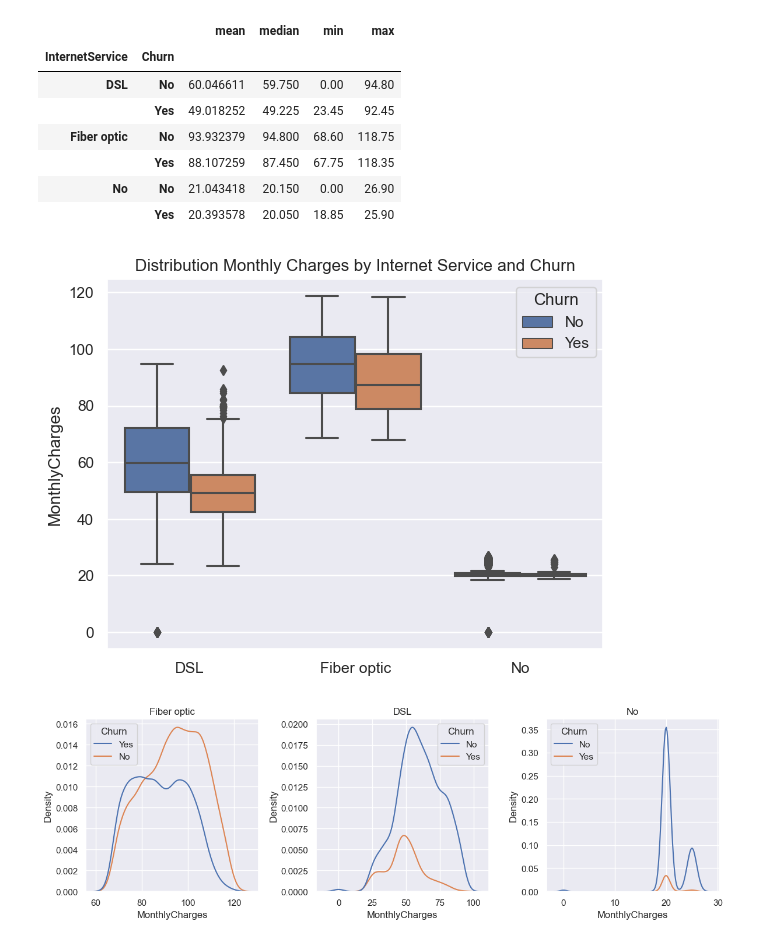
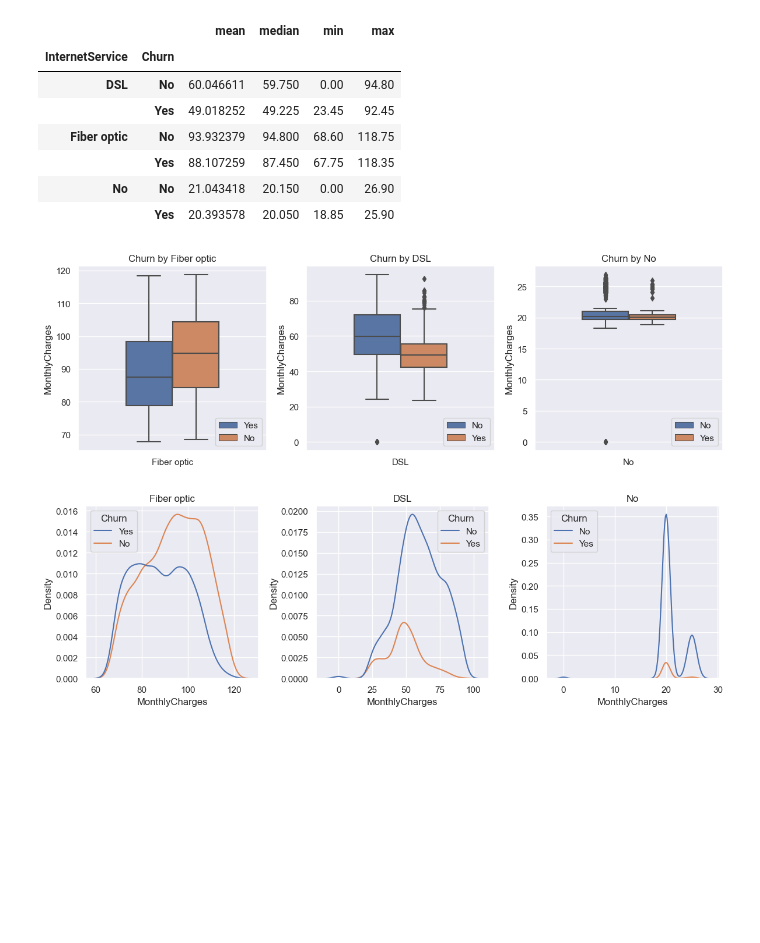
Before and after one commit to emsif84/churn_prediction, a Jupyter notebook: exploratory_data_analysis.ipynb, the cells around one changed output. Saved outputs shown, nothing was run; the diff lists cells and outputs as text; code cells hidden in the pictures; blank space fills up the shorter version.

```diff
--- a/exploratory_data_analysis.ipynb
+++ b/exploratory_data_analysis.ipynb
@@ -680,13 +680,16 @@ data.groupby(['InternetService','Churn'])['MonthlyCharges'].agg(['mean','median'
 |  | Yes | 88.107259 | 87.450 | 67.75 | 118.35 |
 | No | No | 21.043418 | 20.150 | 0.00 | 26.90 |
 |  | Yes | 20.393578 | 20.050 | 18.85 | 25.90 |
-# %%
-sns.boxplot(data=data,y='MonthlyCharges',x='InternetService',hue='Churn')
-plt.title('Distribution Monthly Charges by Internet Service and Churn')
-plt.xlabel('')
-plt.show()
-# %% [output]
-[figure, removed]
+# %%
+fig, ax = plt.subplots(1,3,figsize=(12,4))
+for i, service in enumerate(['Fiber optic','DSL','No']):
+    sns.boxplot(data=data[data.InternetService == service],y='MonthlyCharges',x='InternetService',hue='Churn',ax=ax[i],width=0.5)
+    ax[i].set_title(f'Churn by {service}')
+    ax[i].set_xlabel('')
+    ax[i].legend(loc='lower right')
+    plt.tight_layout()
+# %% [output]
+[figure, added]
 # %%
 fig, ax = plt.subplots(1,3,figsize=(12,4))
 for i, service in enumerate(['Fiber optic','DSL','No']):
```
